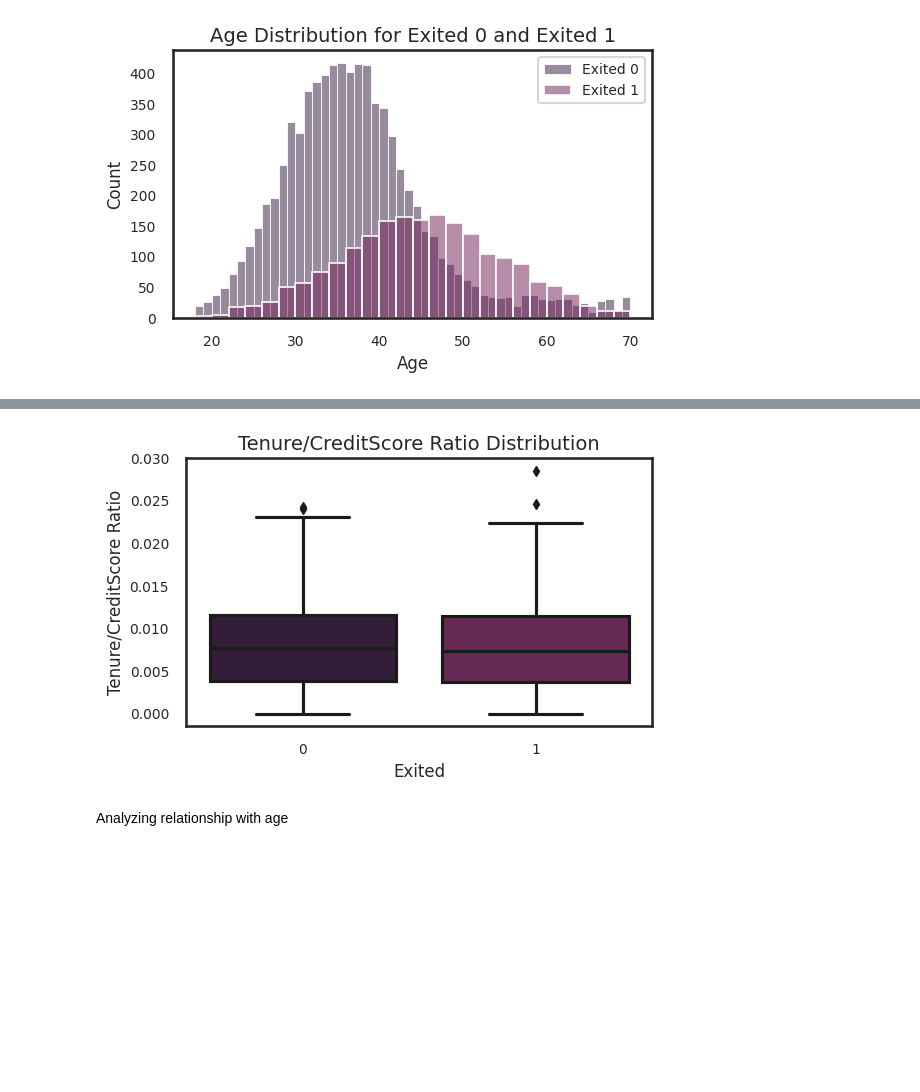
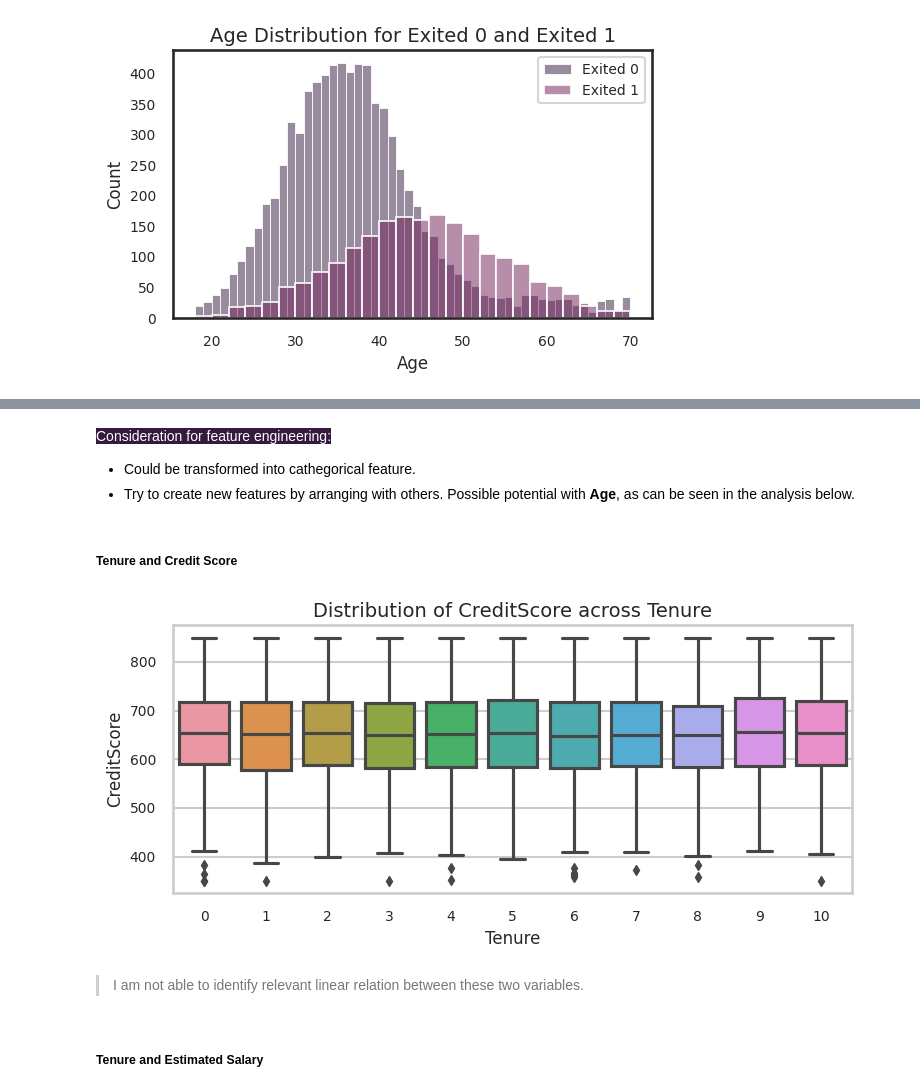
Before and after one commit to laizaparizotto/churn-prediction-kedro, a Jupyter notebook: churn-prediction/notebooks/EDA.ipynb, the cells around one changed output, grey strips where cells are left out. Drawn from its saved outputs; the diff is of its cells as text; code cells hidden in the pictures; blank space fills up the shorter version.

```diff
--- a/churn-prediction/notebooks/EDA.ipynb
+++ b/churn-prediction/notebooks/EDA.ipynb
@@ -1,14 +28,6 @@
 # %%
-from utils.utils import format_seaborn_plots
-import pandas as pd
-import numpy as np
-import matplotlib.pyplot as plt
-import seaborn as sns
-
-%matplotlib inline
-
 # Read the data from a CSV file
-df = pd.read_csv('data/Abandono_clientes.csv')
+df = pd.read_csv('../data/01_raw/abandono_clientes.csv')
 df_exited = df.loc[df["Exited"]==1]
 df_not_exited = df.loc[df["Exited"]==0]
 
@@ -296,14 +340,21 @@ but also from the corre mat we can check how this feature is related to other fi
+# %% [markdown]
+<span style='color:white; background-color:#35193e'>Consideration for feature engineering:</span>
+
+- Could be transformed into cathegorical feature.
+- Try to create new features by arranging with others. Possible potential with **Age**, as can be seen in the analysis below.
+# %% [markdown]
+##### Tenure and Credit Score
 # %%
 format_seaborn_plots()
 
-# Create box plot
-sns.boxplot(data=df, x='Exited', y='Tenure_CreditScore_Ratio')
-plt.xlabel('Exited')
-plt.ylabel('Tenure/CreditScore Ratio')
-plt.title('Tenure/CreditScore Ratio Distribution')
-
+sns.boxplot(data=df, x='Tenure', y='CreditScore')
+plt.xlabel('Tenure')
+plt.ylabel('CreditScore')
+plt.title('Distribution of CreditScore across Tenure')
 plt.show()
 # %% [output]
-[figure, old version]
+[figure, new version]
-# %% [markdown]
-Analyzing relationship with age
+# %% [markdown]
+> I am not able to identify relevant linear relation between these two variables.
+# %% [markdown]
+##### Tenure and Estimated Salary
```
Also changed, not shown: parts of 65 cells of this notebook.
